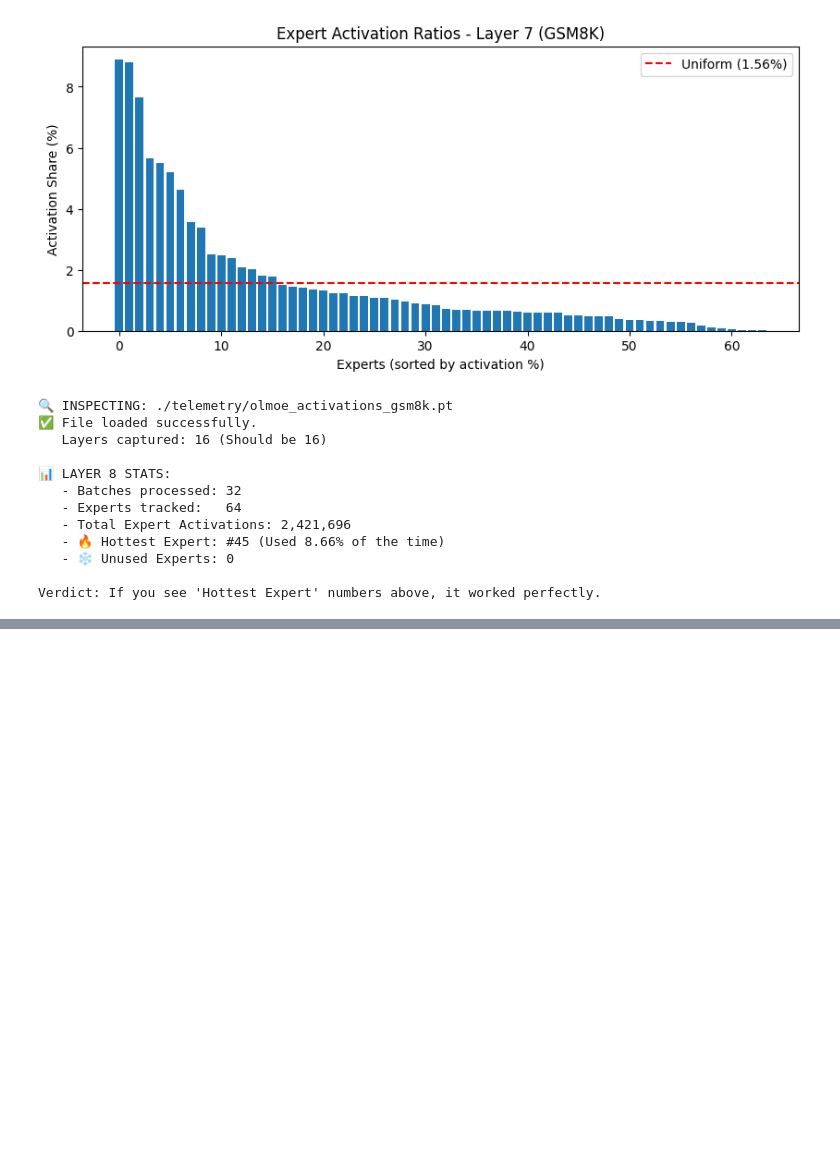
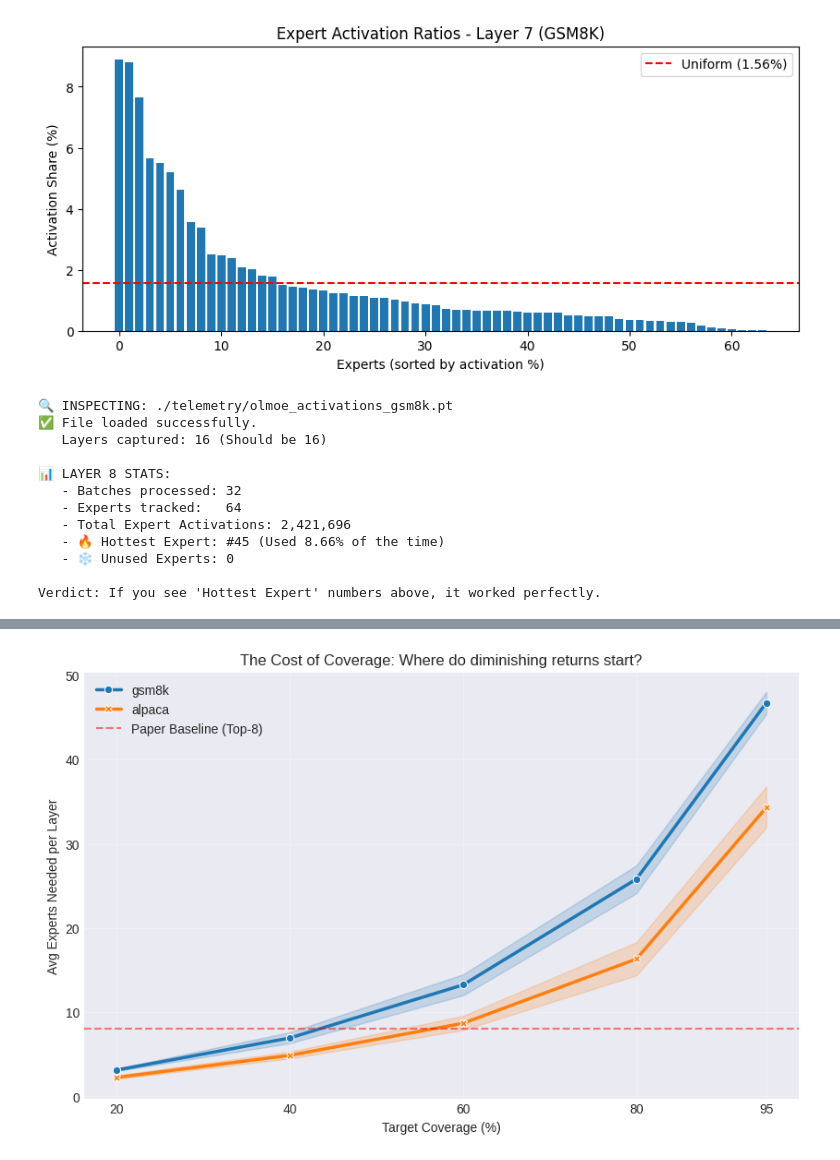
Before and after one commit to amanzoni1/MoE_HELLoRA, a Jupyter notebook: HELLoRA.ipynb, the cells around one changed output, grey strips where cells are left out. Cells and saved outputs as stored; diff of their text form; code cells hidden in the pictures; blank space fills up the shorter version.

```diff
--- a/HELLoRA.ipynb
+++ b/HELLoRA.ipynb
@@ -589,0 +1015,76 @@ Verdict: If you see 'Hottest Expert' numbers above, it worked perfectly.
+# %%
+import torch
+import pandas as pd
+import numpy as np
+import seaborn as sns
+import matplotlib.pyplot as plt
+
+# Define the spectrum of ambition
+thresholds = [20, 40, 60, 80, 95]
+
+print("📊 PARETO ANALYSIS: Cost vs. Coverage")
+print("="*60)
+
+results = []
+
+for ds_name in ["gsm8k", "alpaca"]:
+    if ds_name not in telemetry: continue
+
+    print(f"\nAnalyzing {ds_name.upper()}...")
+    print(f"{'Layer':<6} | {'20% Cov':<8} | {'40% Cov':<8} | {'60% Cov':<8} | {'80% Cov':<8} | {'95% Cov':<8}")
+    print("-" * 75)
+
+    for layer in range(16):
+        probs = telemetry[ds_name][layer].numpy()
+        sorted_probs = np.sort(probs)[::-1] # Descending
+        cumsum = np.cumsum(sorted_probs)
+
+        # Calculate K needed for each threshold
+        counts = []
+        for t in thresholds:
+            k = np.searchsorted(cumsum, t) + 1
+            counts.append(k)
+
+            # Save for plotting
+            results.append({
+                "Dataset": ds_name,
+                "Layer": layer,
+                "Target_Coverage": t,
+                "Experts_Needed": k
+            })
+
+        # Print Row
+        row_str = f"L{layer:02d}    | {counts[0]:<2} exp    | {counts[1]:<2} exp    | {counts[2]:<2} exp    | {counts[3]:<2} exp    | {counts[4]:<2} exp"
+        print(row_str)
+
+# ==========================================
+# VISUALIZATION: The "Cost Curve"
+# ==========================================
+df = pd.DataFrame(results)
+
+# We want to see the "Diminishing Returns"
+# Plot Average Experts Needed vs Coverage
+plt.figure(figsize=(10, 6))
+
+sns.lineplot(
+    data=df,
+    x="Target_Coverage",
+    y="Experts_Needed",
+    hue="Dataset",
+    style="Dataset",
+    markers=True,
+    dashes=False,
+    linewidth=2.5
+)
+
+# Draw the "Baseline" (Top-8)
+plt.axhline(y=8, color='red', linestyle='--', alpha=0.5, label="Paper Baseline (Top-8)")
+
+plt.title("The Cost of Coverage: Where do diminishing returns start?")
+plt.xlabel("Target Coverage (%)")
+plt.ylabel("Avg Experts Needed per Layer")
+plt.grid(True, alpha=0.3)
+plt.legend()
+plt.xticks(thresholds)
+plt.show()
+# %% [output]
@@ -589,0 +1108 @@ Verdict: If you see 'Hottest Expert' numbers above, it worked perfectly.
+[figure, added]
```
Also changed, not shown: parts of 9 cells of this notebook.
